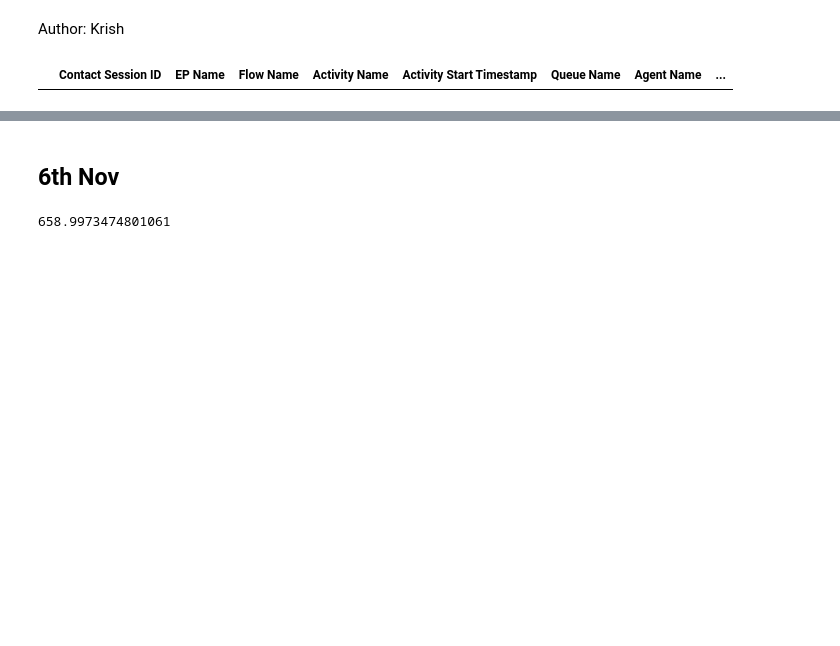
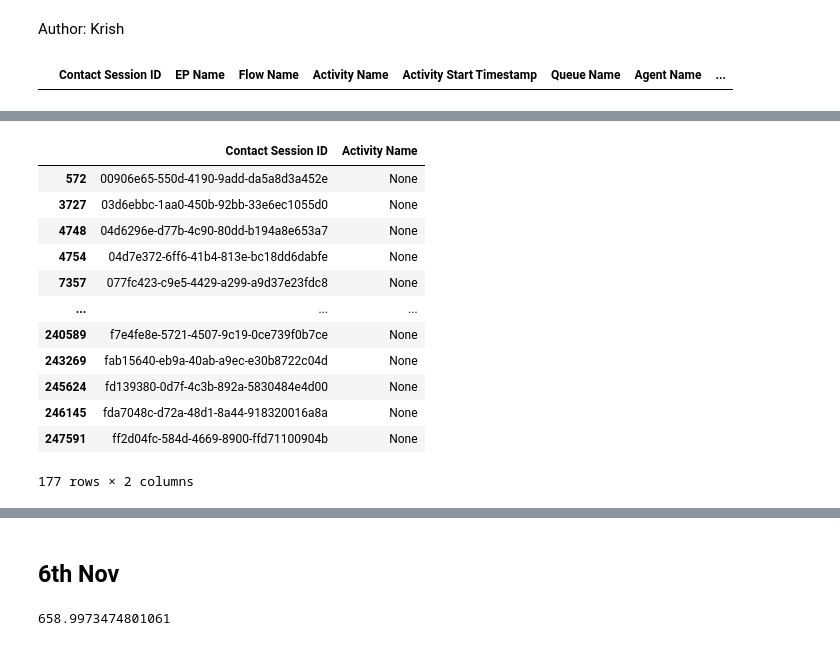
Before and after one commit to arvindkrishna87/STAT390_LegalAid_Fall2025, a Jupyter notebook: Internal work of Teams/Krish/CAR_data_import_code_and_EDA.ipynb, the cells around one changed output, grey strips where cells are left out. Saved outputs shown, nothing was run; the diff lists cells and outputs as text; code cells hidden in the pictures; blank space fills up the shorter version.

```diff
--- a/Internal work of Teams/Krish/CAR_data_import_code_and_EDA.ipynb
+++ b/Internal work of Teams/Krish/CAR_data_import_code_and_EDA.ipynb
@@ -63,0 +163,16 @@ def custdata(id):
+# %%
+last_activity.loc[last_activity['Activity Name'].isna(),:]
+# %% [output]
+|  | Contact Session ID | Activity Name |
+| 572 | 00906e65-550d-4190-9add-da5a8d3a452e | None |
+| 3727 | 03d6ebbc-1aa0-450b-92bb-33e6ec1055d0 | None |
+| 4748 | 04d6296e-d77b-4c90-80dd-b194a8e653a7 | None |
+| 4754 | 04d7e372-6ff6-41b4-813e-bc18dd6dabfe | None |
+| 7357 | 077fc423-c9e5-4429-a299-a9d37e23fdc8 | None |
+| ... | ... | ... |
+| 240589 | f7e4fe8e-5721-4507-9c19-0ce739f0b7ce | None |
+| 243269 | fab15640-eb9a-40ab-a9ec-e30b8722c04d | None |
+| 245624 | fd139380-0d7f-4c3b-892a-5830484e4d00 | None |
+| 246145 | fda7048c-d72a-48d1-8a44-918320016a8a | None |
+| 247591 | ff2d04fc-584d-4669-8900-ffd71100904b | None |
+177 rows × 2 columns
```
Also changed, not shown: parts of 18 cells of this notebook, 2 other files.
